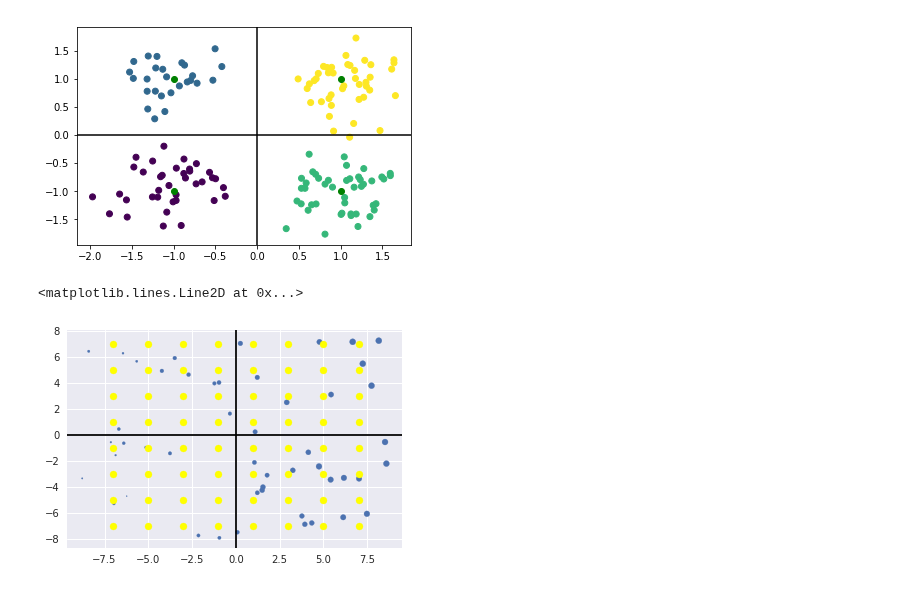
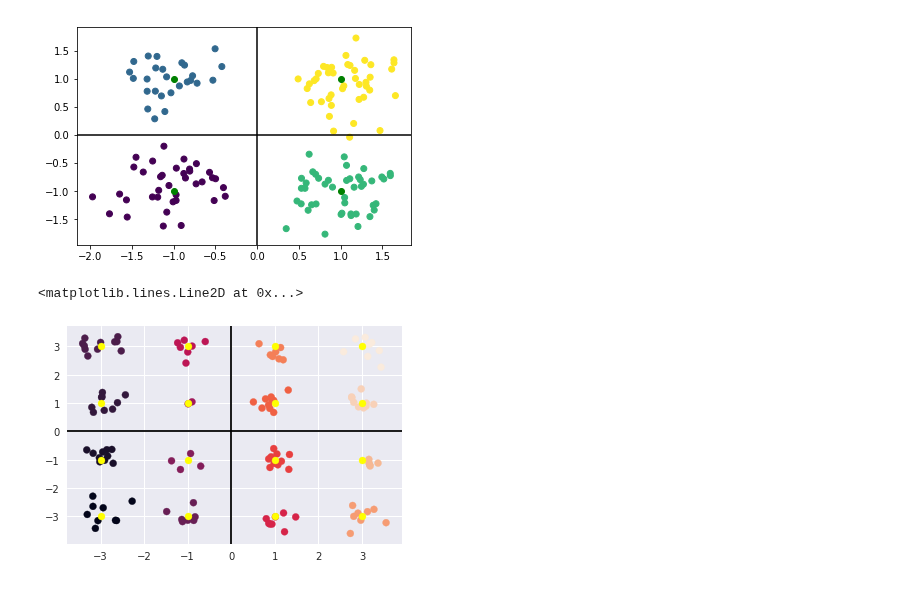
Before and after one commit to datlife/radioml, a Jupyter notebook: notebooks/ScatterPlot.ipynb, the cells around one changed output. Saved outputs shown, nothing was run; the diff lists cells and outputs as text; code cells hidden in the pictures.

Commit message:
Added Scatter Plot Example

```diff
--- a/notebooks/ScatterPlot.ipynb
+++ b/notebooks/ScatterPlot.ipynb
@@ -32,24 +32,24 @@ plt.axhline(c='black')
 # %%
 import seaborn as sns
 sns.set()  # use seaborn as backend
 
-qam64 = cp.modulation.QAMModem(m=64)
+qam16 = cp.modulation.QAMModem(m=16)
 
 # Generate 1000 noisy symbols
-msg_bits  = np.random.uniform(0, 2, 300).astype(int)
-modulated = qam64.modulate(msg_bits)
-noisy     = cp.channels.awgn(modulated, snr_dB=10)
+msg_bits  = np.random.uniform(0, 2, 500).astype(int)
+modulated = qam16.modulate(msg_bits)
+noisy     = cp.channels.awgn(modulated, snr_dB=20)
 
 # Colormap is the ground truths (original symbols)
 mapping, ground_truths = np.unique(modulated, return_inverse=True)
 
 # Scatter plot
-plt.scatter(np.real(noisy), np.imag(noisy), ground_truths)
-plt.scatter(np.real(qam64.constellation), np.imag(qam64.constellation), c='yellow')
+plt.scatter(np.real(noisy), np.imag(noisy), c=ground_truths)
+plt.scatter(np.real(qam16.constellation), np.imag(qam16.constellation), c='yellow')
 
 # Show the line at 0 origin
 plt.axvline(c='black')
 plt.axhline(c='black')
 # %% [output]
 <matplotlib.lines.Line2D at 0x...>
-[figure, old version]
+[figure, new version]
```
